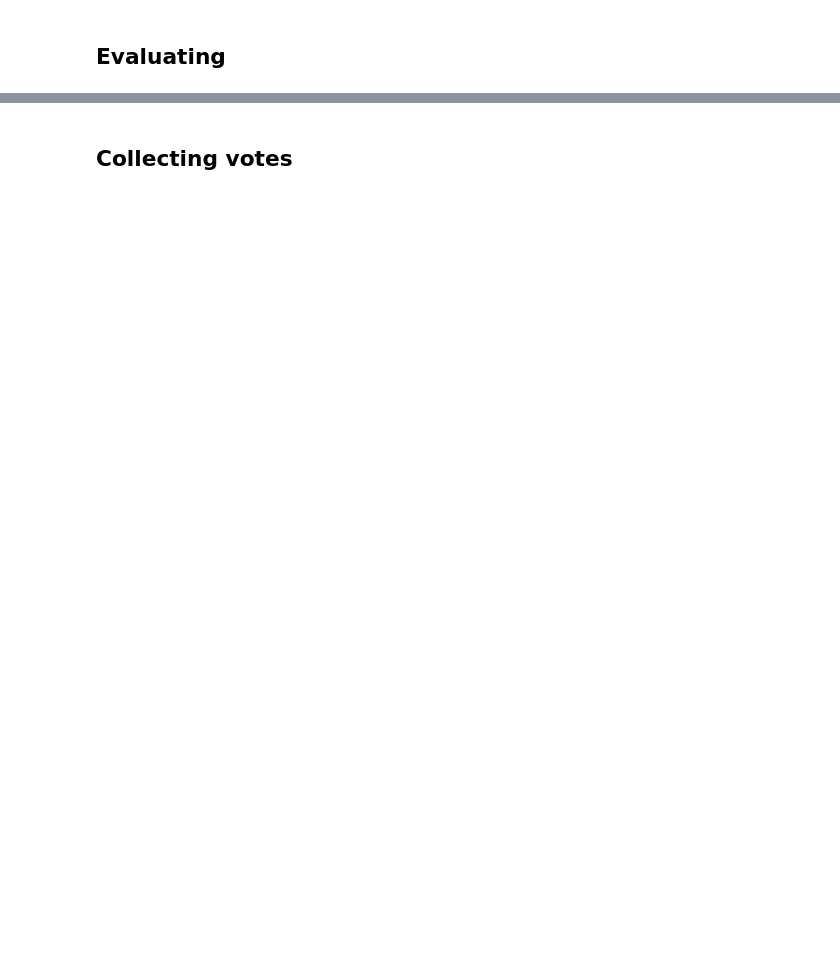
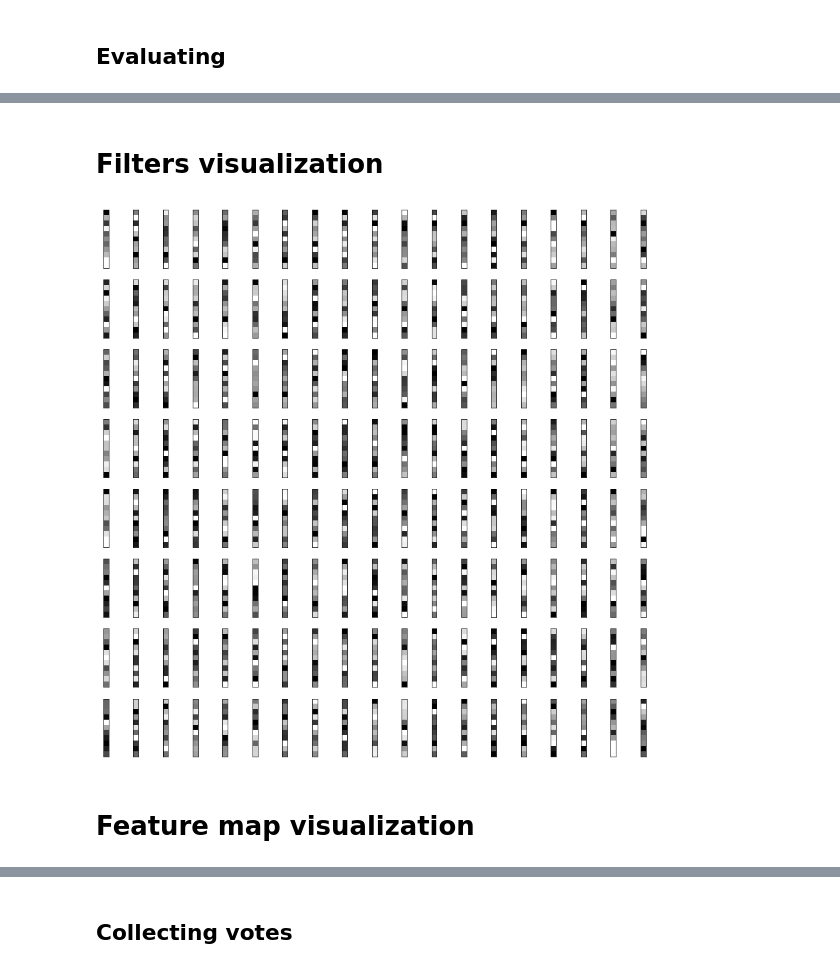
Before and after one commit to Przepioreczka/licencjat, a Jupyter notebook: Learning.ipynb, the cells around one changed output, grey strips where cells are left out. Saved outputs shown, nothing was run; the diff lists cells and outputs as text; code cells hidden in the pictures; blank space fills up the shorter version.

```diff
--- a/Learning.ipynb
+++ b/Learning.ipynb
@@ -210,0 +157,28 @@ Test loss: 0.6782204704449544 / Test accuracy: 0.5783790946006775
+# %% [markdown]
+# Filters visualization
+# %%
+from matplotlib import pyplot
+
+filters, biases = fitted_model.layers[0].get_weights()
+f_min, f_max = filters.min(), filters.max()
+filters = (filters - f_min) / (f_max - f_min)
+n_filters, ix = 8, 1
+pyplot.figure(figsize = (15,15))
+for i in range(n_filters):
+    # get the filter
+    f = filters[:, :, :, i]
+    # plot each channel separately
+    for j in range(19):
+        # specify subplot and turn of axis
+        ax = pyplot.subplot(n_filters, 19, ix)
+        ax.set_xticks([])
+        ax.set_yticks([])
+        # plot filter channel in grayscale
+        pyplot.imshow(f[:, :, j], cmap='gray')
+        ix += 1
+# show the figure
+pyplot.show()
+# %% [output]
+[figure, added]
+# %% [markdown]
+# Feature map visualization
```
Also changed, not shown: parts of 43 cells of this notebook, 4 other files.
